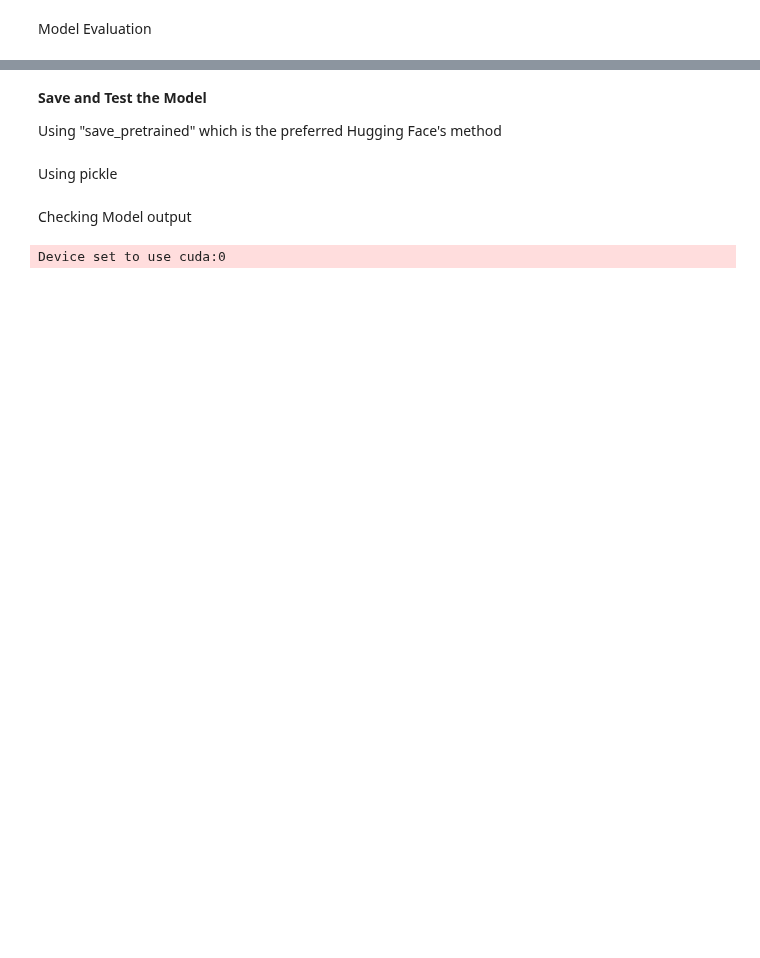
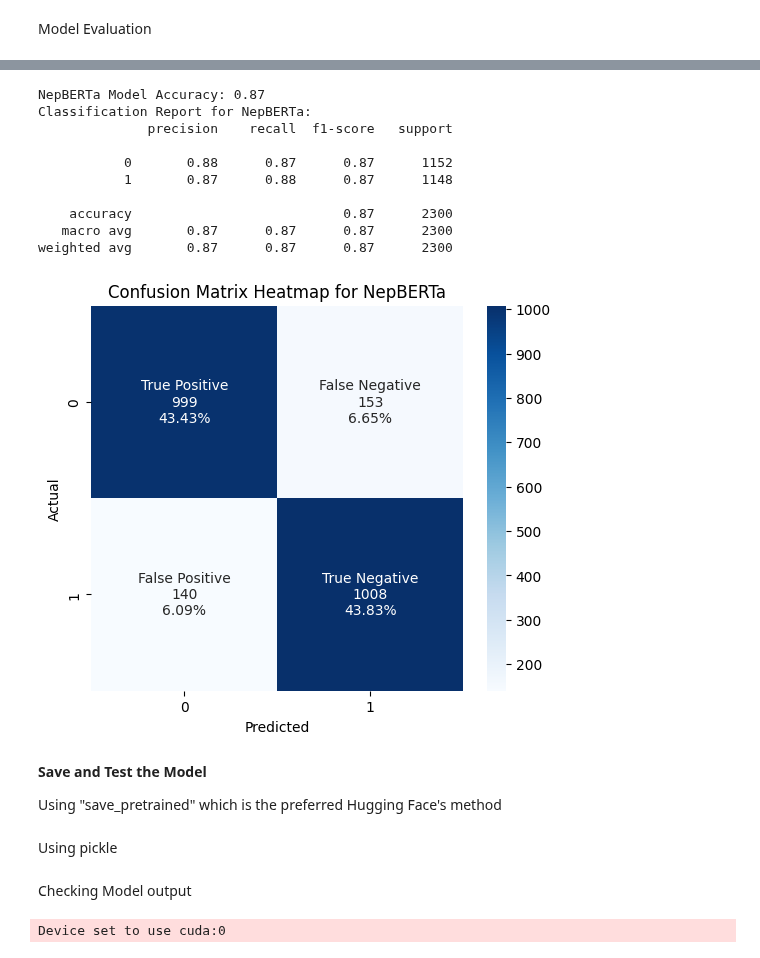
Before and after one commit to PramishSapkota/Project, a Jupyter notebook: Devnagari.ipynb, the cells around one changed output, grey strips where cells are left out. Cells and saved outputs as stored; diff of their text form; code cells hidden in the pictures; blank space fills up the shorter version.

```diff
--- a/Devnagari.ipynb
+++ b/Devnagari.ipynb
@@ -151,0 +258,38 @@ Model Accuracy: 0.87
+# %%
+import numpy as np
+from sklearn.metrics import accuracy_score, confusion_matrix, classification_report
+
+# Get predictions
+preds = trainer.predict(test_dataset)
+pred_labels = torch.argmax(torch.tensor(preds.predictions), axis=1).numpy()
+
+# Compute accuracy
+accuracy = accuracy_score(test_labels, pred_labels)
+print(f"NepBERTa Model Accuracy: {accuracy:.2f}")
+print("Classification Report for NepBERTa:")
+print(classification_report(test_labels, pred_labels))
+
+import seaborn as sns
+import matplotlib.pyplot as plt
+
+# Generate the confusion matrix (raw and normalized)
+cm_raw = confusion_matrix(test_labels, pred_labels)
+cm_norm = confusion_matrix(test_labels, pred_labels, normalize='all')  # Normalize over total samples
+
+# Get the unique class labels
+class_names = sorted(list(set(test_labels)))
+
+# Create a formatted annotation matrix (combine raw and percentage values)
+labels = np.array([[f"True Positive\n{cm_raw[0,0]}\n{cm_norm[0,0]*100:.2f}%",
+                     f"False Negative\n{cm_raw[0,1]}\n{cm_norm[0,1]*100:.2f}%"],
+                   [f"False Positive\n{cm_raw[1,0]}\n{cm_norm[1,0]*100:.2f}%",
+                     f"True Negative\n{cm_raw[1,1]}\n{cm_norm[1,1]*100:.2f}%"]])
+
+# Create a heatmap
+plt.figure(figsize=(6,5))
+sns.heatmap(cm_raw, annot=labels, fmt='', cmap='Blues', xticklabels=class_names, yticklabels=class_names)
+plt.xlabel('Predicted')
+plt.ylabel('Actual')
+plt.title('Confusion Matrix Heatmap for NepBERTa')
+plt.show()
+# %% [output]
@@ -152,3 +297,14 @@ Model Accuracy: 0.87
+NepBERTa Model Accuracy: 0.87
+Classification Report for NepBERTa:
+              precision    recall  f1-score   support
+
+           0       0.88      0.87      0.87      1152
+           1       0.87      0.88      0.87      1148
+
+    accuracy                           0.87      2300
+   macro avg       0.87      0.87      0.87      2300
+weighted avg       0.87      0.87      0.87      2300
+[figure, added]
 # %% [markdown]
 **Save and Test the Model**
 
```
Also changed, not shown: parts of 26 cells of this notebook, 25 other files.
